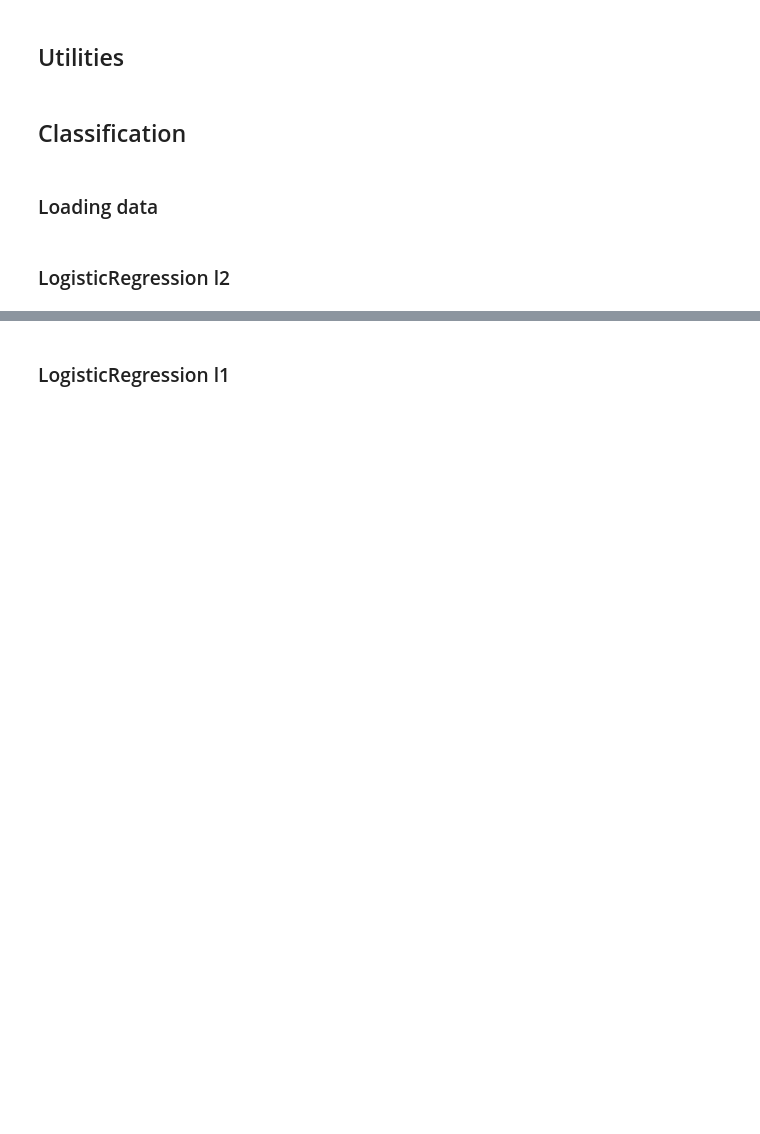
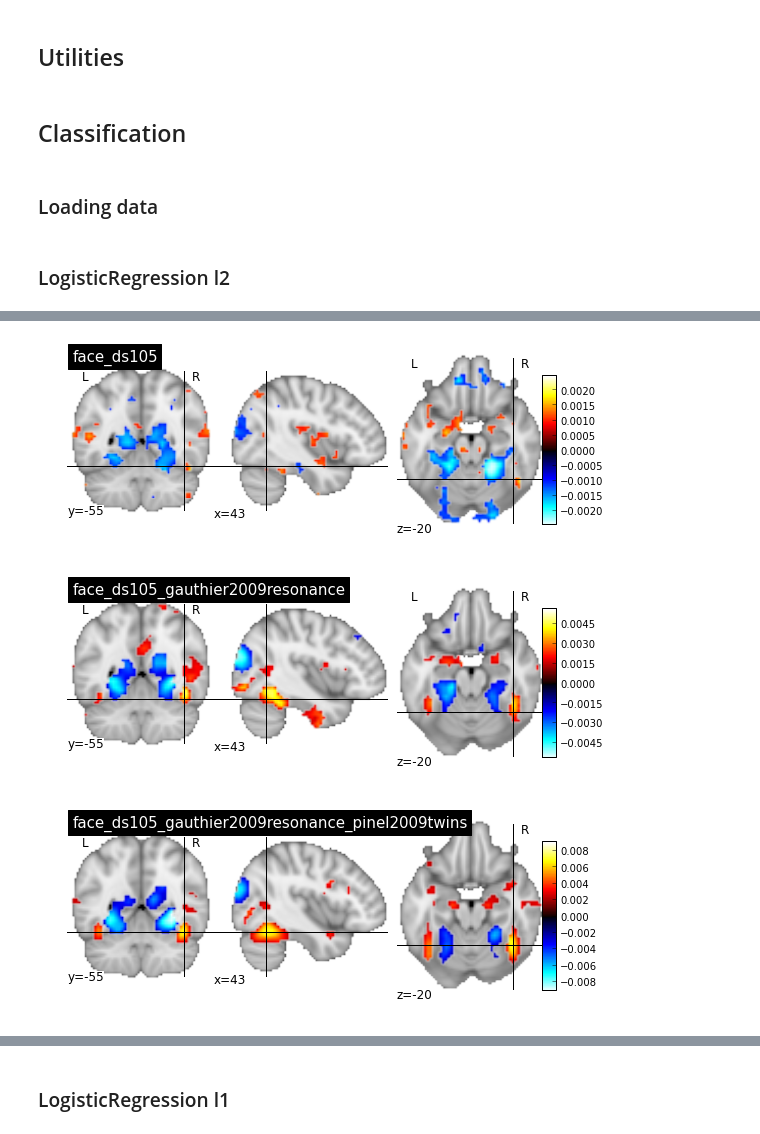
Before and after one commit to schwarty/contrasts_repr, a Jupyter notebook: face_vs_place.ipynb, the cells around one changed output, grey strips where cells are left out. Cells and saved outputs as stored; diff of their text form; code cells hidden in the pictures; blank space fills up the shorter version.

Commit message:
updated notebook with new figures including studies prediction

```diff
--- a/face_vs_place.ipynb
+++ b/face_vs_place.ipynb
@@ -88,27 +110,3 @@ selector = SelectPercentile(f_classif, percentile=50)
 loader = Pipeline([('masker', masker), ('selector', selector)])
 # %% [markdown]
 ### LogisticRegression l2
-# %%
-n_folds = 5
-
-cv = StratifiedKFold(y=y, n_folds=n_folds)
-scores = []
-coefs = []
-
-for i, (train, test) in enumerate(cv):
-    y_train = y[train]
-    y_test = y[test]
-    X_train = loader.fit_transform(niimgs[train], y_train);
-    X_test = loader.transform(niimgs[test]);
-
-    clf = LogisticRegression()
-    score = clf.fit(X_train, y_train).score(X_test, y_test)
-    scores.append(scores)
-
-    coef = loader.inverse_transform(clf.coef_[0]);
-    coefs.append(squeeze_niimg(coef))
-
-# compute and plot mean coefs
-coef_mean = np.mean([coef.get_data() for coef in coefs], axis=0)
-coef_ = nb.Nifti1Image(coef_mean, affine=coef.get_affine())
-plot_niimg(coef_, 'face_coef', percentile=99, cut_coords=(43, -55, -20));
@@ -116,0 +113,7 @@ plot_niimg(coef_, 'face_coef', percentile=99, cut_coords=(43, -55, -20));
+# %%
+# all studies
+clf = LogisticRegression()
+cv = StratifiedKFold(y=y, n_folds=5)
+
+coef, scores = classify(clf, loader, cv, niimgs, y)
+plot_niimg(coef, 'face_coef', percentile=99, cut_coords=(43, -55, -20));
@@ -116,0 +122,16 @@ plot_niimg(coef_, 'face_coef', percentile=99, cut_coords=(43, -55, -20));
+# %%
+# adding studies
+clf = LogisticRegression()
+
+select_studies = []
+for study_id in np.unique(target[:, 0]):
+    select_studies.append(study_id)
+    studies = np.in1d(target[:, 0], select_studies)
+
+    cv = StratifiedKFold(y=y[studies], n_folds=5)
+    coef, scores = classify(clf, loader, cv, niimgs[studies], y[studies])
+    plot_niimg(coef, 'face_%s' % '_'.join(select_studies), percentile=99, cut_coords=(43, -55, -20));
+# %% [output]
+[figure, added]
+[figure, added]
+[figure, added]
```
Also changed, not shown: parts of 11 cells of this notebook.
